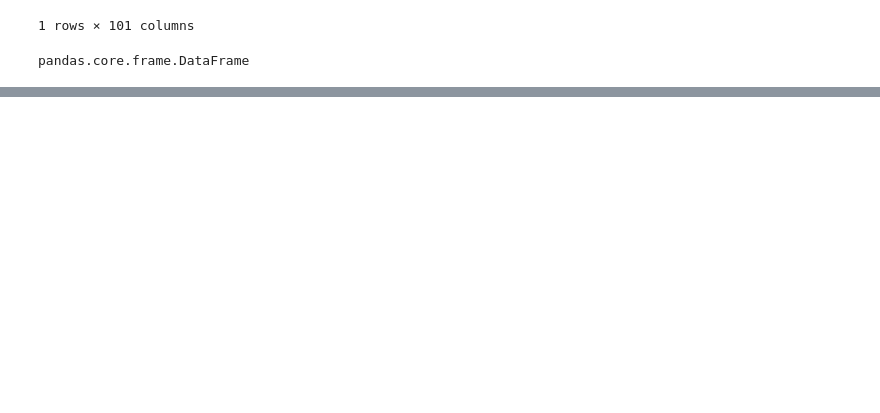
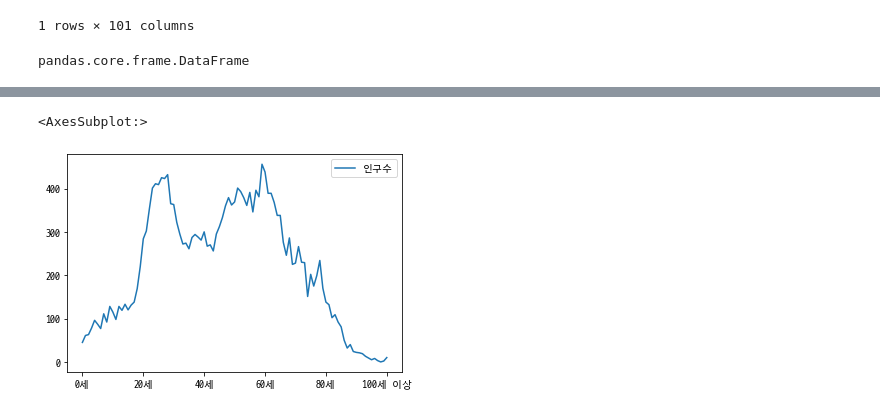
Before and after one commit to jinkyungpark/python_science, a Jupyter notebook: 우리동네인구구조.ipynb, the cells around one changed output, grey strips where cells are left out. Cells and saved outputs as stored; diff of their text form; code cells hidden in the pictures; blank space fills up the shorter version.

```diff
--- a/우리동네인구구조.ipynb
+++ b/우리동네인구구조.ipynb
@@ -278,0 +291,5 @@ df2.plot(kind="bar", title="2020년 가능동 나이별 인구수", figsize=(60,
+# %%
+df2.plot()
+# %% [output]
+<AxesSubplot:>
+[figure, added]
```
Also changed, not shown: parts of 7 cells of this notebook, 2 other files.
